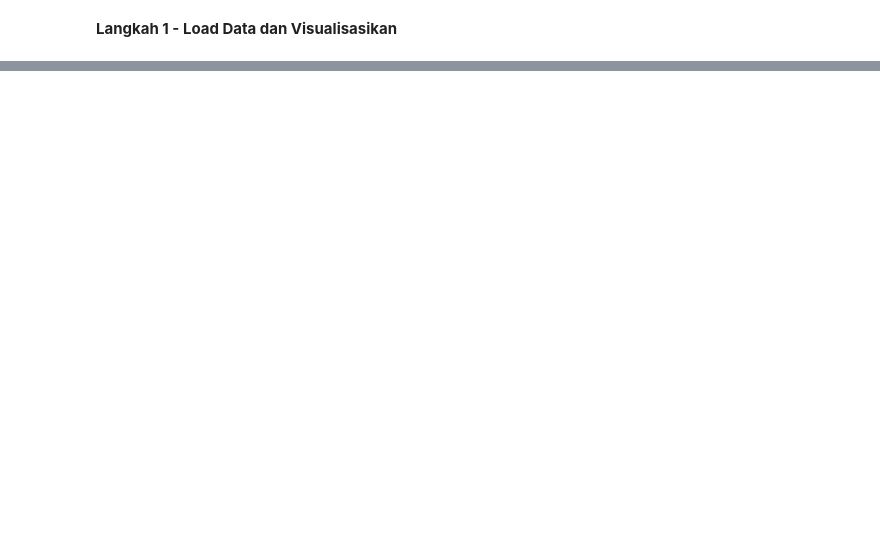
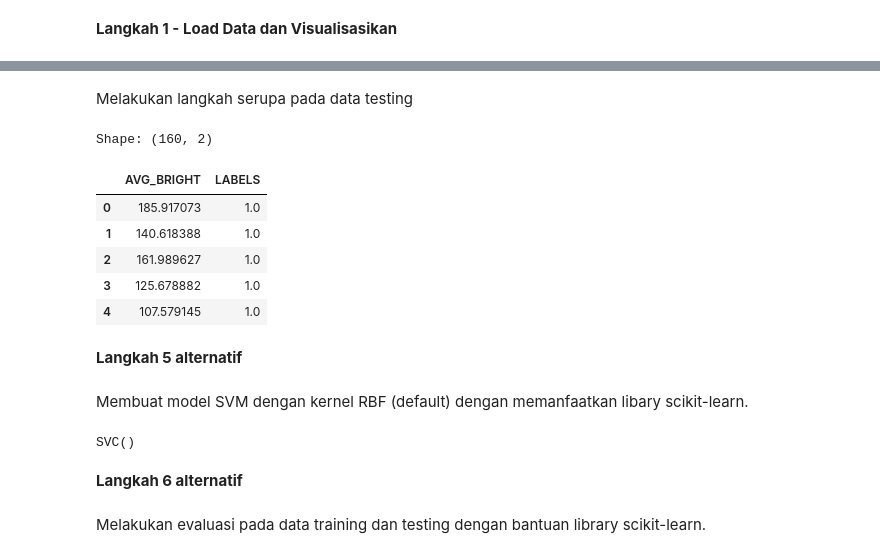
Before and after one commit to YayunEldina/PEMB_MESIN_Ganjil_2024, a Jupyter notebook: Jobsheet_4_Klasifikasi.ipynb, the cells around one changed output, grey strips where cells are left out. Drawn from its saved outputs; the diff is of its cells as text; code cells hidden in the pictures; blank space fills up the shorter version.

```diff
--- a/Jobsheet_4_Klasifikasi.ipynb
+++ b/Jobsheet_4_Klasifikasi.ipynb
@@ -357,0 +669,37 @@ test_dir = "images/test/"
+# %% [markdown]
+Melakukan langkah serupa pada data testing
+# %%
+# Do the same thing on test data
+test_avg_img = extract_avg_bright_feature(test_std_img_list)
+print(f'Shape: {test_avg_img.shape}')
+test_avg_img.head()
+# %% [output]
+Shape: (160, 2)
+|  | AVG_BRIGHT | LABELS |
+| 0 | 185.917073 | 1.0 |
+| 1 | 140.618388 | 1.0 |
+| 2 | 161.989627 | 1.0 |
+| 3 | 125.678882 | 1.0 |
+| 4 | 107.579145 | 1.0 |
+# %% [markdown]
+**Langkah 5 alternatif**
+# %% [markdown]
+Membuat model SVM dengan kernel RBF (default) dengan memanfaatkan libary scikit-learn.
+# %%
+# import requied library
+from sklearn.svm import SVC
+
+# Split data and label
+X_train = train_avg_img.iloc[:,0].values.reshape(-1,1)
+y_train = train_avg_img.iloc[:,1]
+X_test = test_avg_img.iloc[:,0].values.reshape(-1,1)
+y_test = test_avg_img.iloc[:,1]
+
+model = SVC()
+model.fit(X_train, y_train)
+# %% [output]
+SVC()
+# %% [markdown]
+**Langkah 6 alternatif**
+# %% [markdown]
+Melakukan evaluasi pada data training dan testing dengan bantuan library scikit-learn.
```
Also changed, not shown: parts of 52 cells of this notebook.
